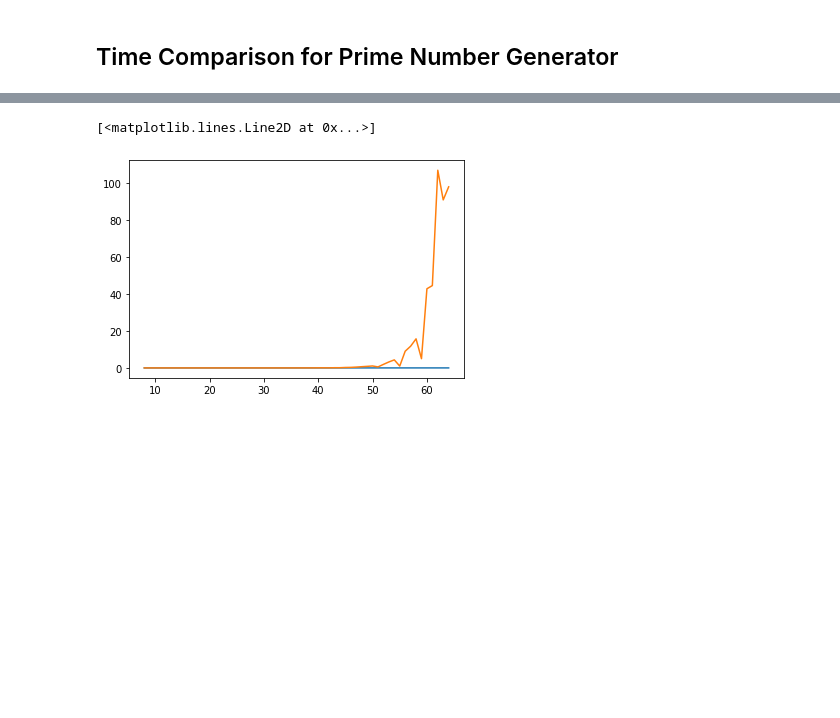
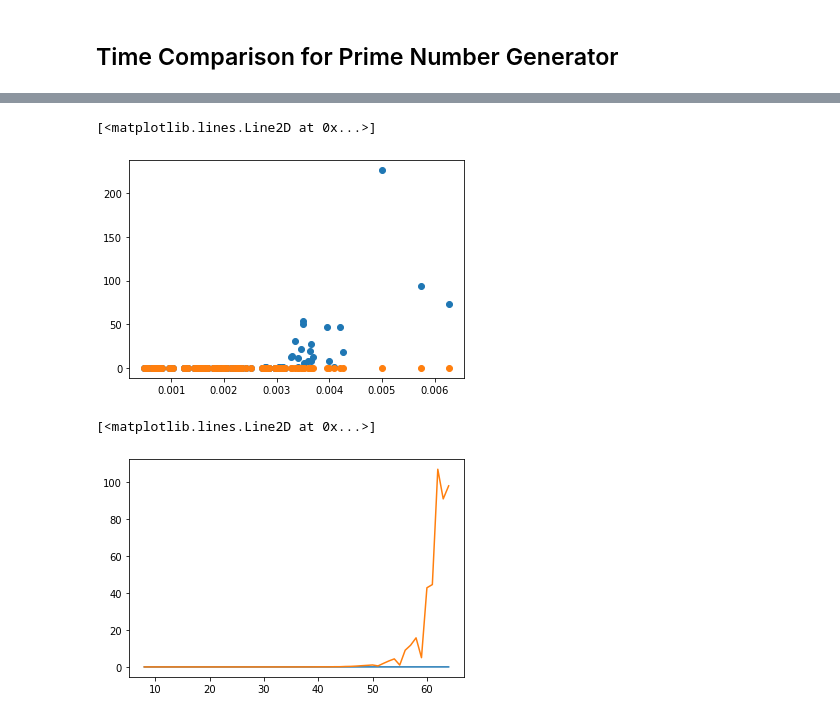
Before and after one commit to SixianZhang/RSA_Encryption, a Jupyter notebook: RSA_Test.ipynb, the cells around one changed output, grey strips where cells are left out. Saved outputs shown, nothing was run; the diff lists cells and outputs as text; code cells hidden in the pictures; blank space fills up the shorter version.

```diff
--- a/RSA_Test.ipynb
+++ b/RSA_Test.ipynb
@@ -17,6 +17,12 @@ from IPython.core.debugger import set_trace
 simple_time = []
 MR_time = []
 bit_lengths = []
+# %%
+dat = np.loadtxt('png_data.csv', delimiter=',')
+
+simple_time = dat[0]
+MR_time = dat[1]
+bit_lengths = dat[2]
 # %%
 t_all = time.time()
 
@@ -70,3 +92,11 @@ array([list([29]),
+# %%
+dat = np.loadtxt('png_data.csv', delimiter=',')
+
+plt.plot(bit_lengths, simple_time, 'o')
+plt.plot(bit_lengths, MR_time, 'o')
+# %% [output]
+[<matplotlib.lines.Line2D at 0x...>]
+[figure, added]
 # %%
 dat = np.loadtxt('shor_data.csv', delimiter=',')
 
```
Also changed, not shown: parts of 6 cells of this notebook, 2 other files.
